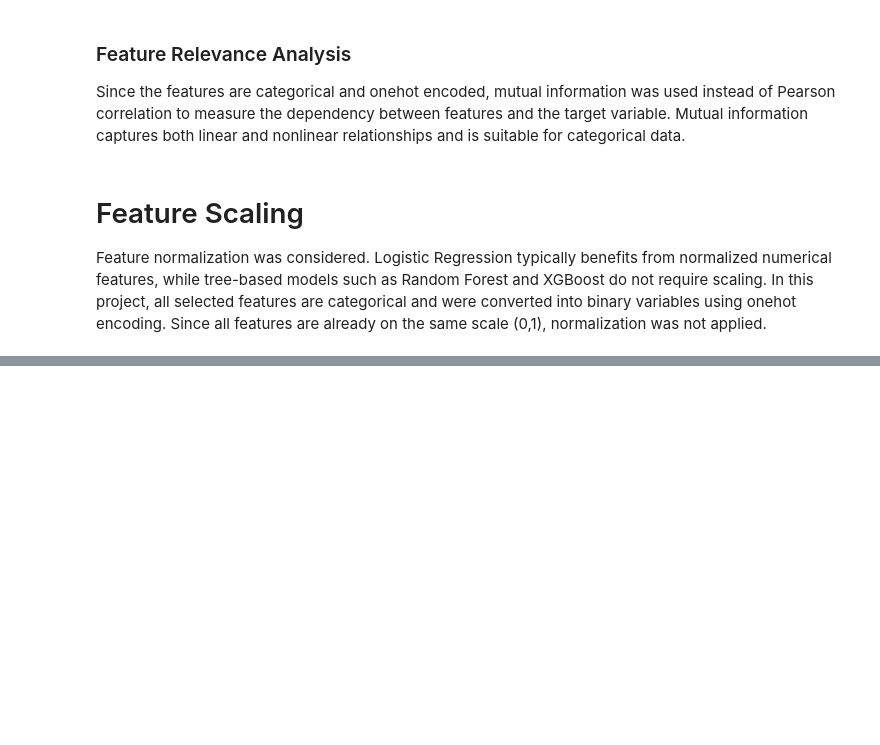
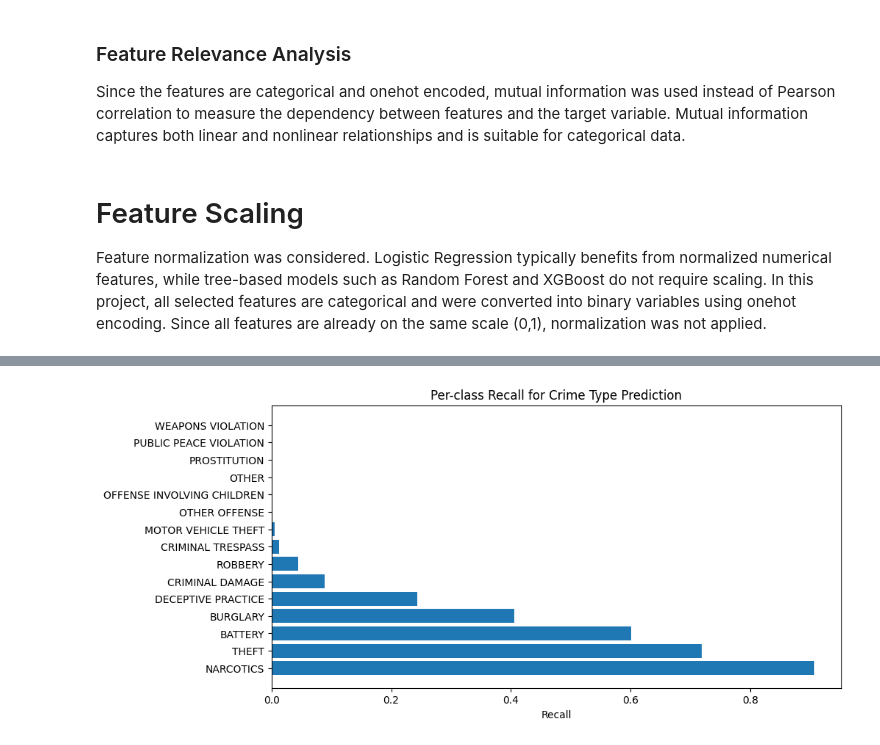
Before and after one commit to Andria-colab/DataGuard, a Jupyter notebook: notebooks/04_machine_learning.ipynb, the cells around one changed output, grey strips where cells are left out. Saved outputs shown, nothing was run; the diff lists cells and outputs as text; code cells hidden in the pictures; blank space fills up the shorter version.

```diff
--- a/notebooks/04_machine_learning.ipynb
+++ b/notebooks/04_machine_learning.ipynb
@@ -351,0 +461,17 @@ Feature normalization was considered. Logistic Regression typically benefits fro
+# %%
+recall_per_class = recall_score(
+    y_test, y_pred_lr, average=None, labels=log_reg.classes_
+)
+
+recall_df = pd.DataFrame({
+    "Crime Type": log_reg.classes_,
+    "Recall": recall_per_class
+}).sort_values("Recall", ascending=False)
+
+plt.figure(figsize=(10, 5))
+plt.barh(recall_df["Crime Type"], recall_df["Recall"])
+plt.xlabel("Recall")
+plt.title("Per-class Recall for Crime Type Prediction")
+plt.show()
+# %% [output]
+[figure, added]
```
Also changed, not shown: parts of 12 cells of this notebook, 1 other file.
